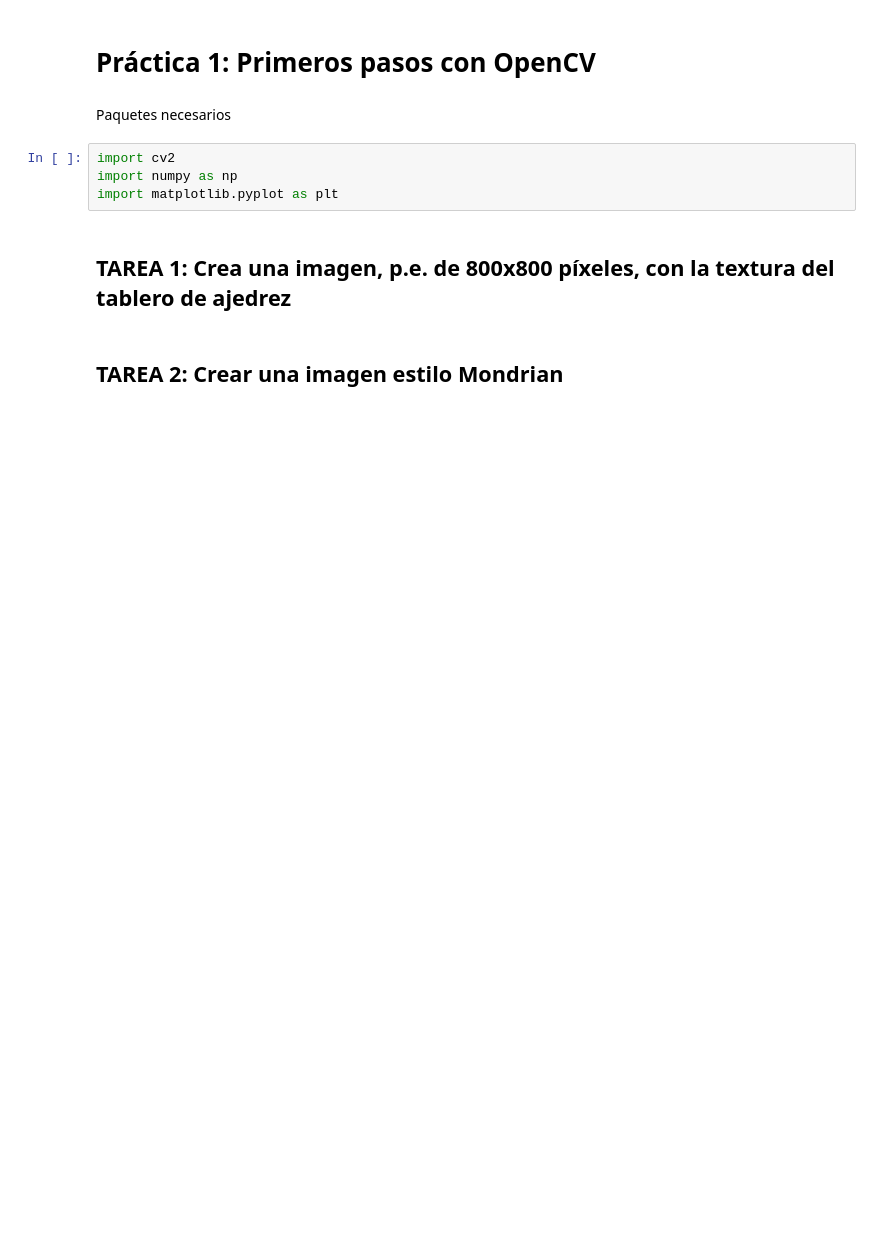
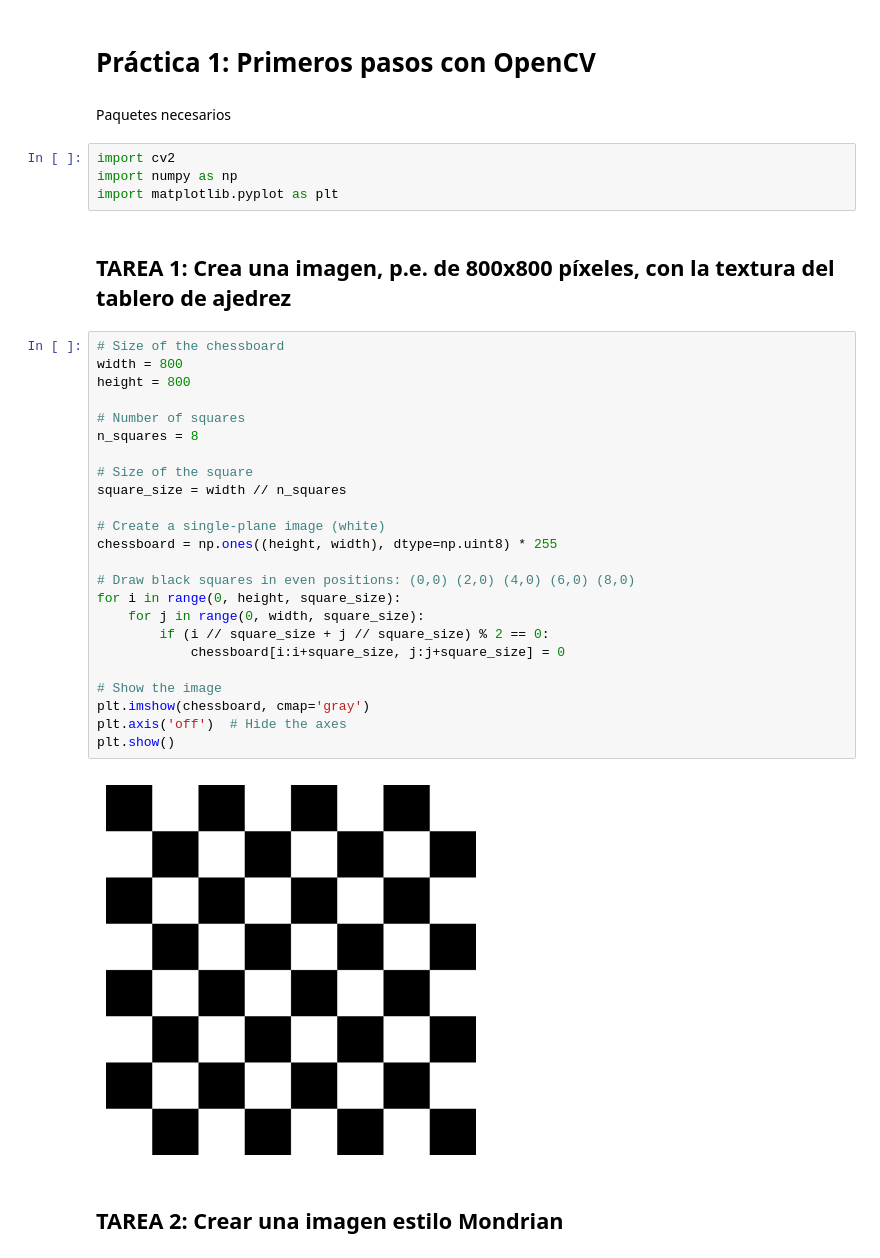
Before and after one commit to gitfrandu4/40982-P1, a Jupyter notebook: VC_P1.ipynb, the cells around one changed output. Saved outputs shown, nothing was run; the diff lists cells and outputs as text; blank space fills up the shorter version.

```diff
--- a/VC_P1.ipynb
+++ b/VC_P1.ipynb
@@ -8,5 +8,31 @@ import numpy as np
 import matplotlib.pyplot as plt
 # %% [markdown]
 ## TAREA 1: Crea una imagen, p.e. de 800x800 píxeles, con la textura del tablero de ajedrez
+# %%
+# Size of the chessboard
+width = 800
+height = 800
+
+# Number of squares
+n_squares = 8
+
+# Size of the square
+square_size = width // n_squares
+
+# Create a single-plane image (white)
+chessboard = np.ones((height, width), dtype=np.uint8) * 255
+
+# Draw black squares in even positions: (0,0) (2,0) (4,0) (6,0) (8,0)
+for i in range(0, height, square_size):
+    for j in range(0, width, square_size):
+        if (i // square_size + j // square_size) % 2 == 0:
+            chessboard[i:i+square_size, j:j+square_size] = 0
+
+# Show the image
+plt.imshow(chessboard, cmap='gray')
+plt.axis('off')  # Hide the axes
+plt.show()
+# %% [output]
+[figure, added]
 # %% [markdown]
 ## TAREA 2: Crear una imagen estilo Mondrian
```
Also changed, not shown: parts of 5 cells of this notebook, 1 other file.
